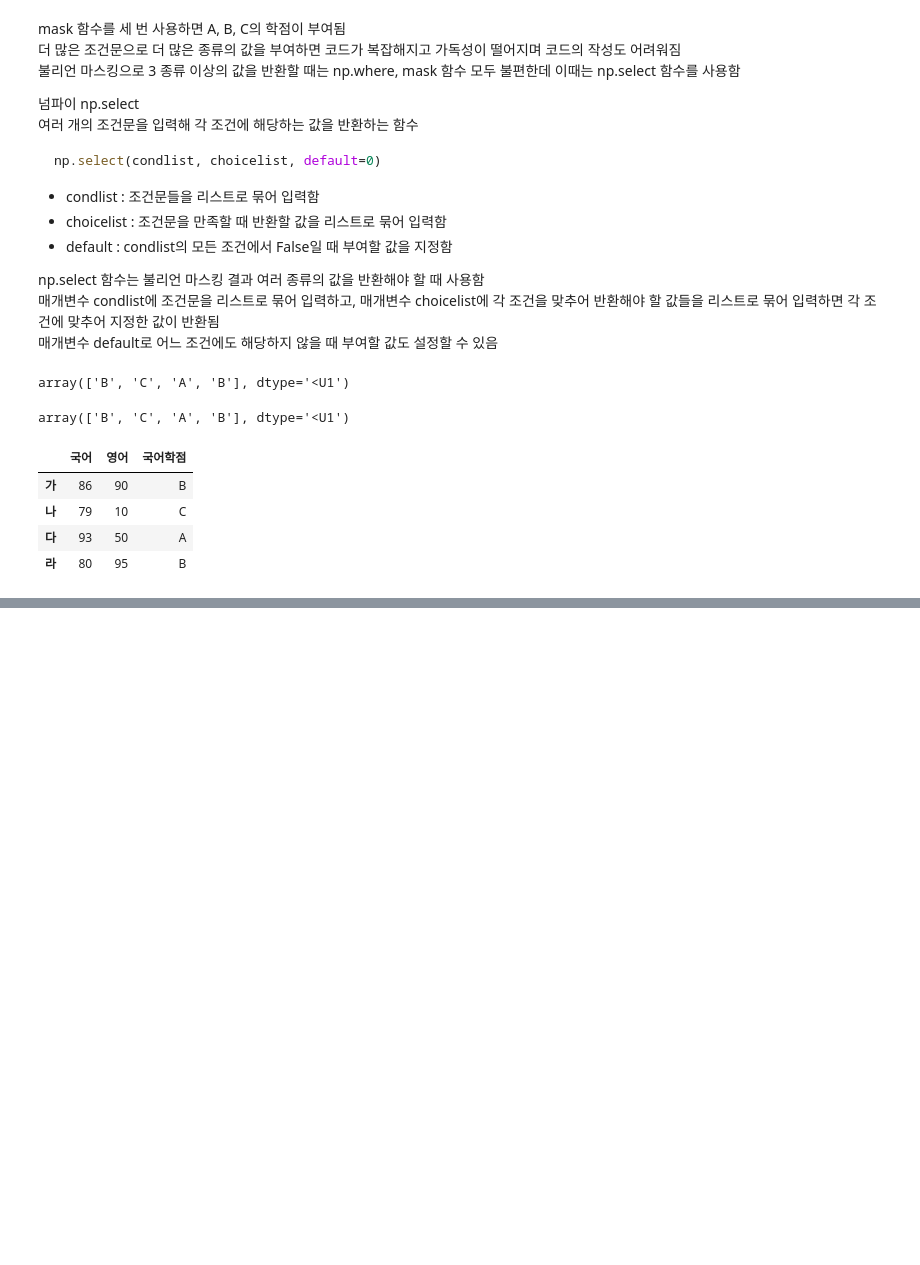
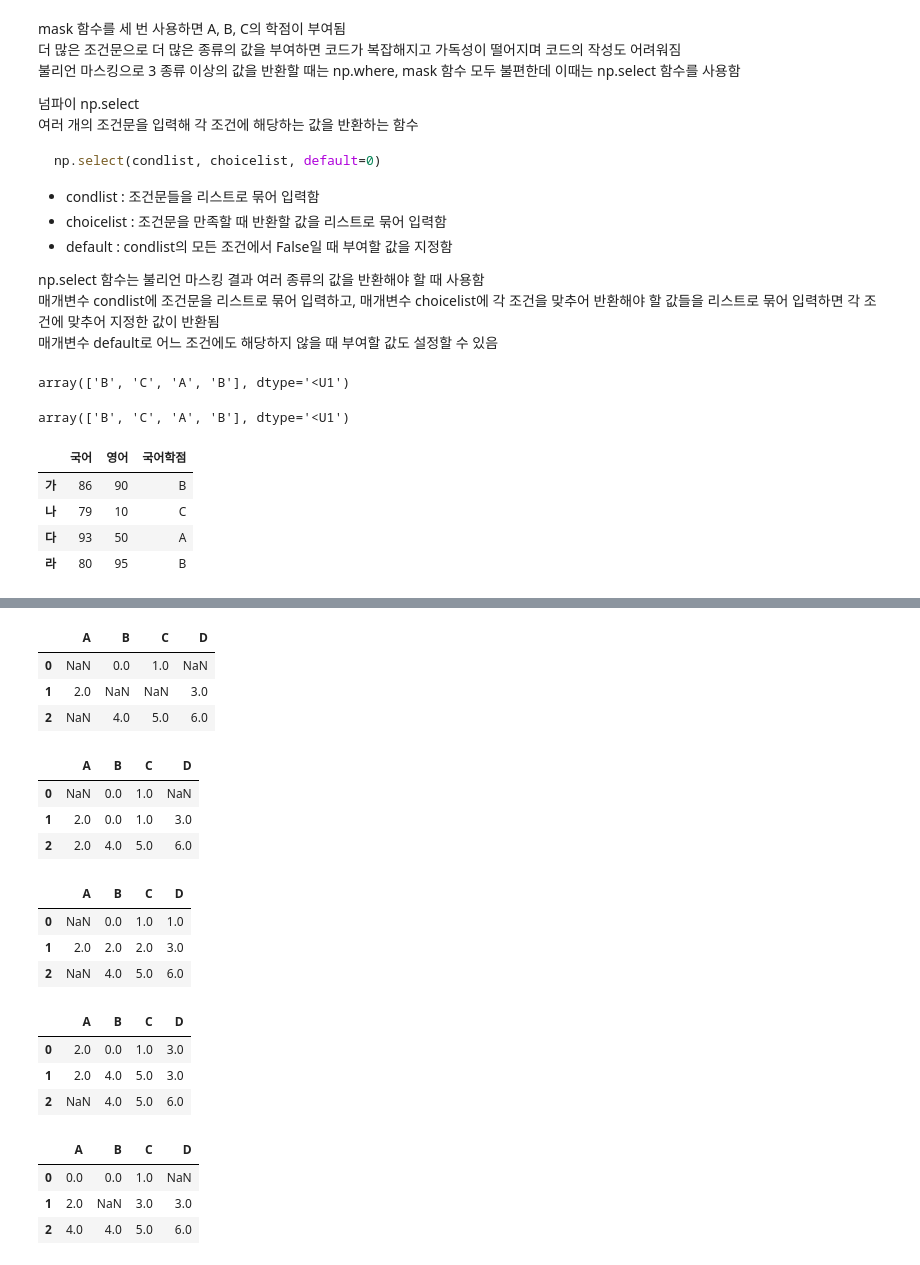
Before and after one commit to dhkim9963/python-base, a Jupyter notebook: pandas_2.ipynb, the cells around one changed output, grey strips where cells are left out. Cells and saved outputs as stored; diff of their text form; code cells hidden in the pictures; blank space fills up the shorter version.

```diff
--- a/pandas_2.ipynb
+++ b/pandas_2.ipynb
@@ -361,0 +450,39 @@ df3
+# %%
+import pandas as pd
+data1 = {'A': [float('nan'), 2, float('nan')], 'B': [0, float('nan'), 4],
+         'C': [1, float('nan'), 5], 'D': [float('nan'), 3, 6]}
+df1 = pd.DataFrame(data1)
+df1
+# %% [output]
+|  | A | B | C | D |
+| 0 | NaN | 0.0 | 1.0 | NaN |
+| 1 | 2.0 | NaN | NaN | 3.0 |
+| 2 | NaN | 4.0 | 5.0 | 6.0 |
+# %%
+df1.ffill()
+# %% [output]
+|  | A | B | C | D |
+| 0 | NaN | 0.0 | 1.0 | NaN |
+| 1 | 2.0 | 0.0 | 1.0 | 3.0 |
+| 2 | 2.0 | 4.0 | 5.0 | 6.0 |
+# %%
+df1.ffill(axis=1)
+# %% [output]
+|  | A | B | C | D |
+| 0 | NaN | 0.0 | 1.0 | 1.0 |
+| 1 | 2.0 | 2.0 | 2.0 | 3.0 |
+| 2 | NaN | 4.0 | 5.0 | 6.0 |
+# %%
+df1.bfill()
+# %% [output]
+|  | A | B | C | D |
+| 0 | 2.0 | 0.0 | 1.0 | 3.0 |
+| 1 | 2.0 | 4.0 | 5.0 | 3.0 |
+| 2 | NaN | 4.0 | 5.0 | 6.0 |
+# %%
+df1.bfill(axis=1, limit=1)
+# %% [output]
+|  | A | B | C | D |
+| 0 | 0.0 | 0.0 | 1.0 | NaN |
+| 1 | 2.0 | NaN | 3.0 | 3.0 |
+| 2 | 4.0 | 4.0 | 5.0 | 6.0 |
```
Also changed, not shown: parts of 101 cells of this notebook.
